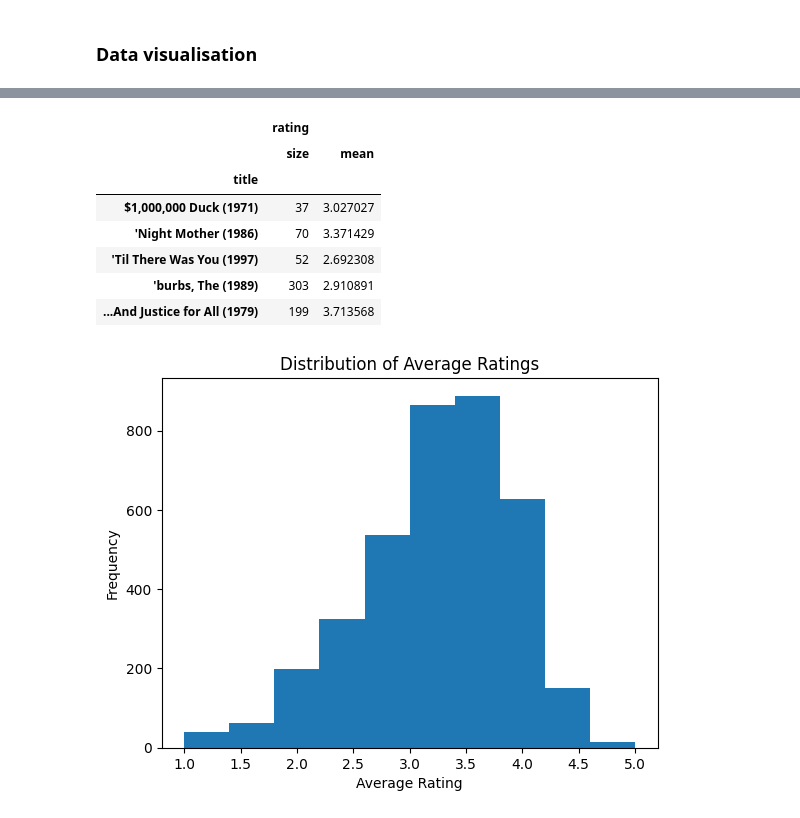
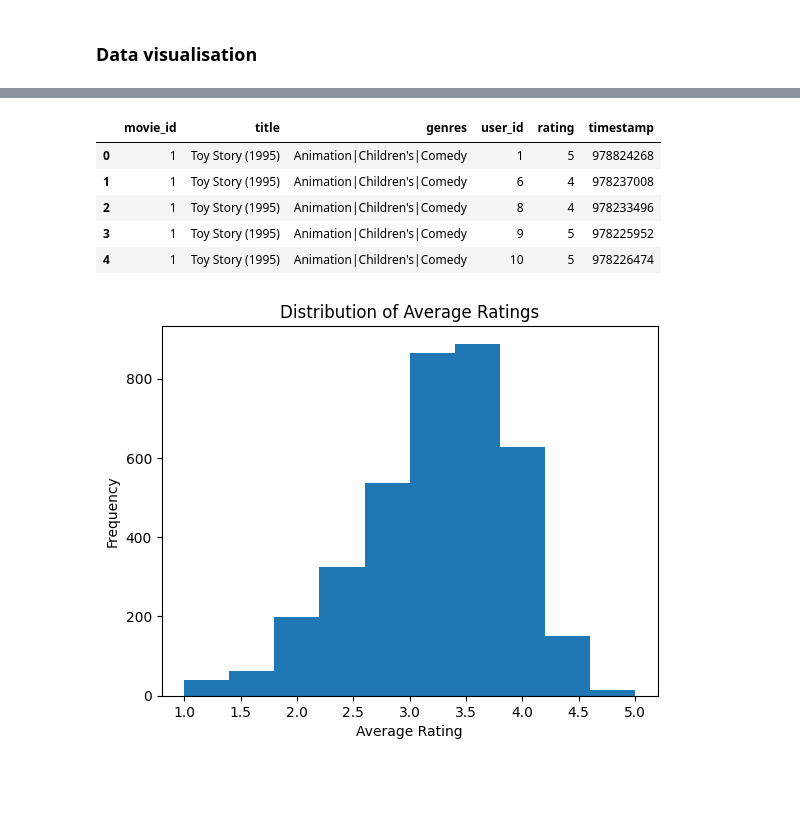
Before and after one commit to Exitarr/collaborative-filtering-based-Recommendation-System, a Jupyter notebook: project.ipynb, the cells around one changed output, grey strips where cells are left out. Saved outputs shown, nothing was run; the diff lists cells and outputs as text; code cells hidden in the pictures; blank space fills up the shorter version.

```diff
--- a/project.ipynb
+++ b/project.ipynb
@@ -43,16 +27,14 @@ memory usage: 236.1+ KB
 # %%
 #merging the dataframes movies and ratings on the basis of movie_id aggregate the ratings of each movie
 movie_ratings = pd.merge(movies , ratings , on='movie_id')
-movie_ratings = movie_ratings.groupby('title').agg({'rating': [np.size , np.mean]})
+movie_ratings_mean = movie_ratings.groupby('title').agg({'rating':[np.size,np.mean]})
 movie_ratings.head()
 # %% [output]
-|  | rating |  |
-|  | size | mean |
-| title |  |  |
-| $1,000,000 Duck (1971) | 37 | 3.027027 |
-| 'Night Mother (1986) | 70 | 3.371429 |
-| 'Til There Was You (1997) | 52 | 2.692308 |
-| 'burbs, The (1989) | 303 | 2.910891 |
-| ...And Justice for All (1979) | 199 | 3.713568 |
+|  | movie_id | title | genres | user_id | rating | timestamp |
+| 0 | 1 | Toy Story (1995) | Animation|Children's|Comedy | 1 | 5 | 978824268 |
+| 1 | 1 | Toy Story (1995) | Animation|Children's|Comedy | 6 | 4 | 978237008 |
+| 2 | 1 | Toy Story (1995) | Animation|Children's|Comedy | 8 | 4 | 978233496 |
+| 3 | 1 | Toy Story (1995) | Animation|Children's|Comedy | 9 | 5 | 978225952 |
+| 4 | 1 | Toy Story (1995) | Animation|Children's|Comedy | 10 | 5 | 978226474 |
 # %%
 #plot the average rating of each movie
```
Also changed, not shown: parts of 8 cells of this notebook.
